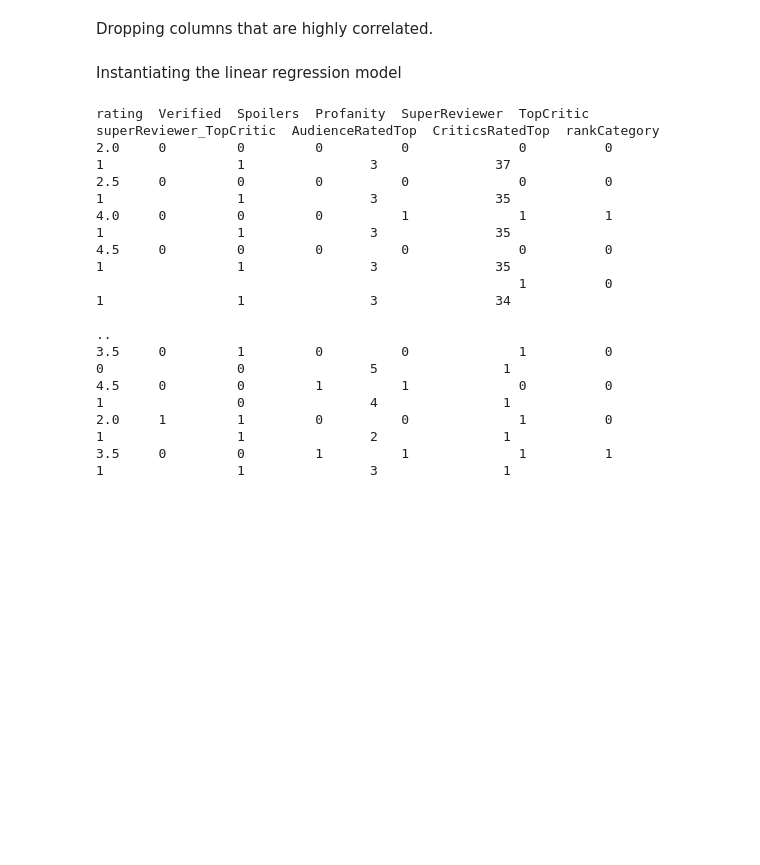
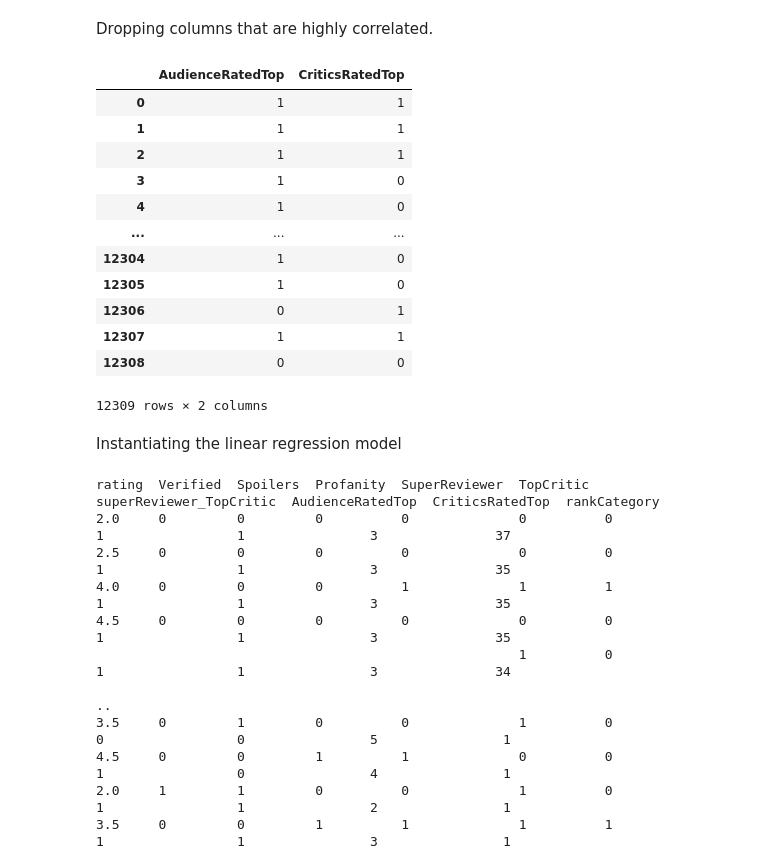
Before and after one commit to osoisi/Data-Science-Projects, a Jupyter notebook: Movie Reviews/Rotten Tomatoes- Movie Reviews.ipynb, the cells around one changed output. Drawn from its saved outputs; the diff is of its cells as text; code cells hidden in the pictures; blank space fills up the shorter version.

```diff
--- a/Movie Reviews/Rotten Tomatoes- Movie Reviews.ipynb
+++ b/Movie Reviews/Rotten Tomatoes- Movie Reviews.ipynb
@@ -592,4 +601,0 @@ df_r['movieRank_squared']=df_r['movieRank']**0.5
-# %%
-df_r['critic_score_squared']= df_r['critic_score']**0.5
-# %%
-df_r['audience_score_squared'] = df_r['audience_score']**0.5
@@ -693,8 +680,8 @@ Index(['scoreSentiment', 'rating', 'movieRank', 'Verified', 'Spoilers',
 # %% [markdown]
 Feature and target selection
 # %%
-X = df_reviews.drop(columns=['movieRank'])
-y = df_reviews['movieRank']
+X = df_final.drop(columns=['movieRank'])
+y = df_final['movieRank']
 # %%
 from statsmodels.stats.outliers_influence import variance_inflation_factor
 # %%
@@ -744,7 +715,23 @@ print(vif_data)
 # %% [markdown]
 Dropping columns that are highly correlated.
 # %%
-X = X.drop(columns=['Fresh', 'Rotten', 'rating_movieRank', 'scoreSentiment'])
+X = X.drop(columns=['audience_score', 'audience_score_squared'])
+# %%
+X
+# %% [output]
+|  | AudienceRatedTop | CriticsRatedTop |
+| 0 | 1 | 1 |
+| 1 | 1 | 1 |
+| 2 | 1 | 1 |
+| 3 | 1 | 0 |
+| 4 | 1 | 0 |
+| ... | ... | ... |
+| 12304 | 1 | 0 |
+| 12305 | 1 | 0 |
+| 12306 | 0 | 1 |
+| 12307 | 1 | 1 |
+| 12308 | 0 | 0 |
+12309 rows × 2 columns
 # %%
 X_train, X_test, y_train, y_test = train_test_split(X, y, test_size=0.2, random_state=42)
 # %% [markdown]
```
Also changed, not shown: parts of 36 cells of this notebook.
